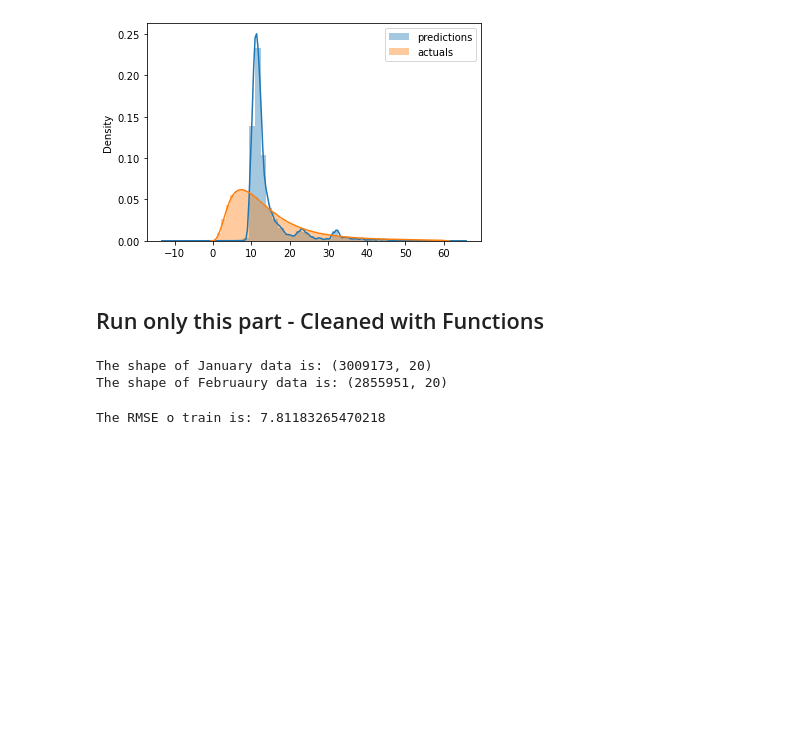
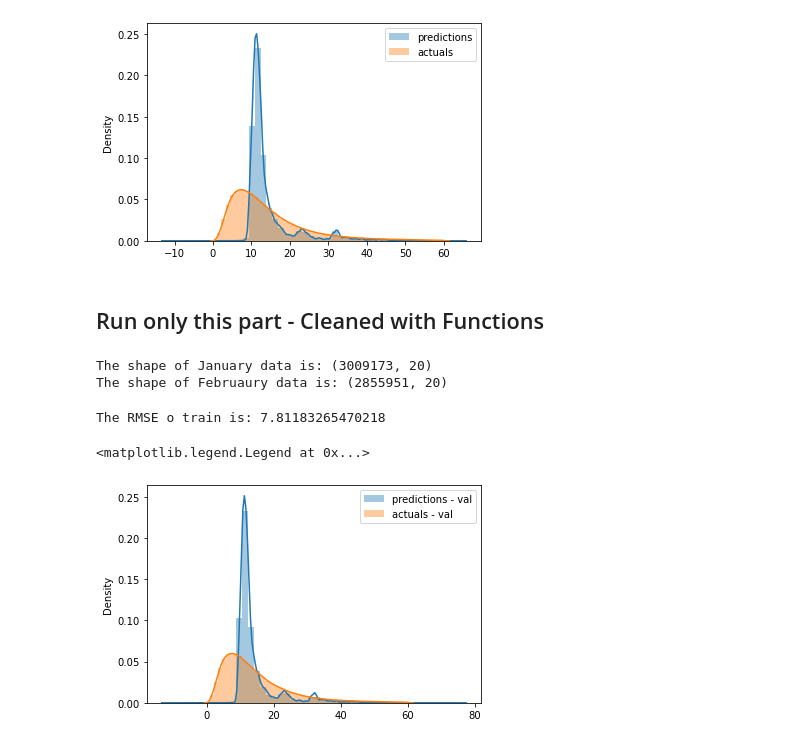
Before and after one commit to Sukhi99/MLOps, a Jupyter notebook: 01-Intro/read_parquet.ipynb, the cells around one changed output. Saved outputs shown, nothing was run; the diff lists cells and outputs as text; code cells hidden in the pictures; blank space fills up the shorter version.

Commit message:
Homework 1 - Updated with graph in the end for validation period

```diff
--- a/01-Intro/read_parquet.ipynb
+++ b/01-Intro/read_parquet.ipynb
@@ -160,3 +160,12 @@ y_pred = lr.predict(X_val)
 print(f"The RMSE o train is: {mean_squared_error(y_val, y_pred, squared= False)}")
 # %% [output]
 The RMSE o train is: 7.81183265470218
+# %%
+## Plotting the predictions with actuals
+sns.distplot(y_pred, label = 'predictions - val')
+sns.distplot(y_val, label = 'actuals - val')
+
+plt.legend()
+# %% [output]
+<matplotlib.legend.Legend at 0x...>
+[figure, added]
```
